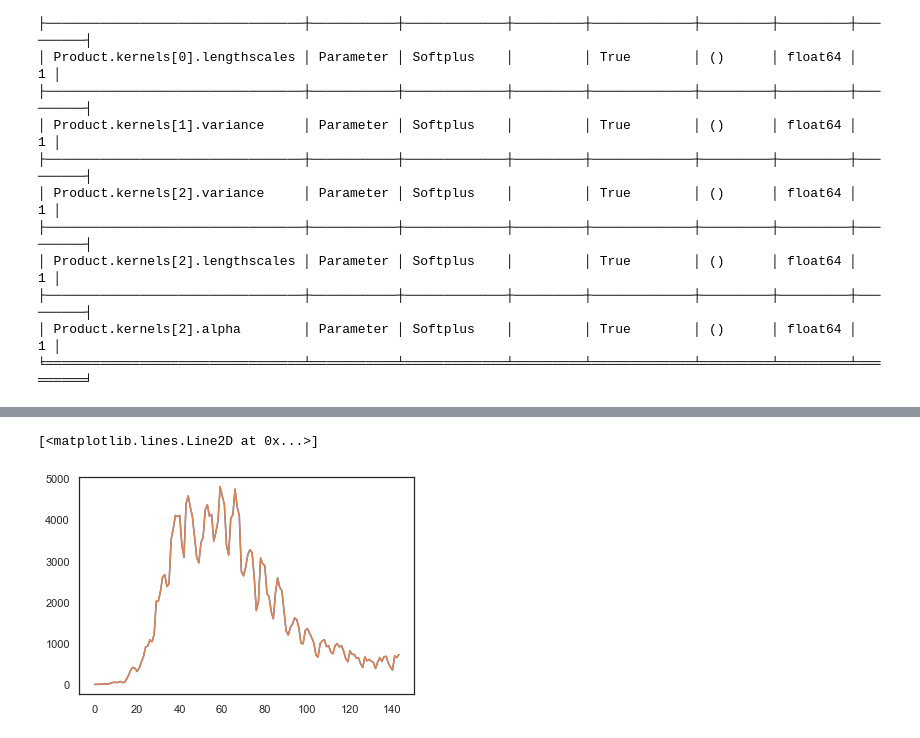
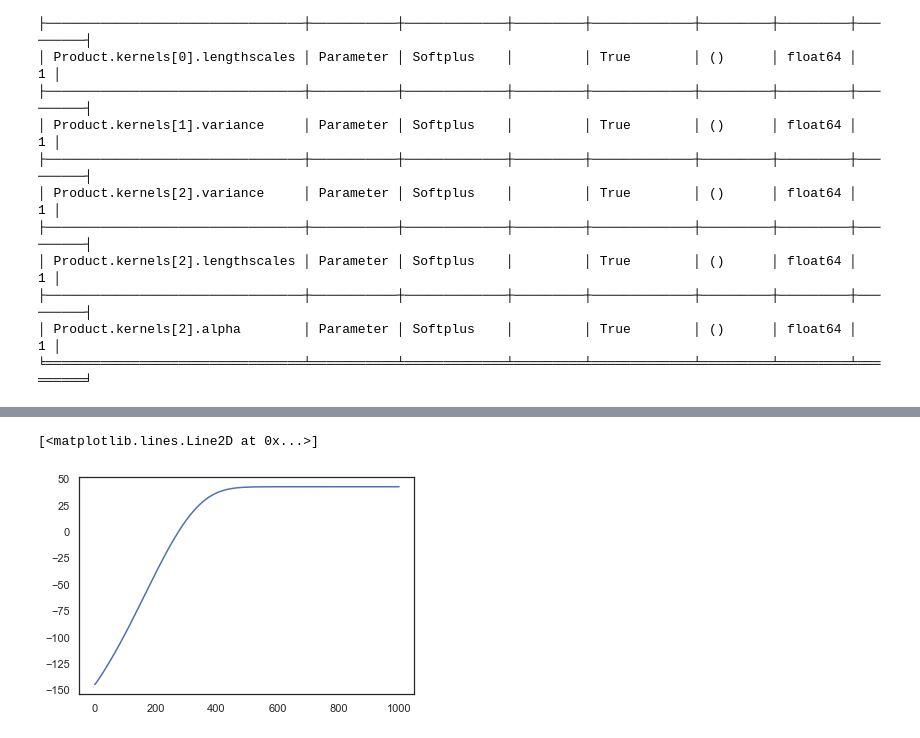
Before and after one commit to epidemic-research-team/compartmental-epidemic-model, a Jupyter notebook: GP for COVID.ipynb, the cells around one changed output, grey strips where cells are left out. Drawn from its saved outputs; the diff is of its cells as text; code cells hidden in the pictures.

```diff
--- a/GP for COVID.ipynb
+++ b/GP for COVID.ipynb
@@ -277,0 +241,2 @@ vh.shape
+# %%
+final_data_us["SI"] = final_data_us.S*final_data_us.I
@@ -278,12 +267,26 @@ vh.shape
 # %%
+y = final_data_us["Daily"].to_numpy()
+X = final_data_us[["Date_number"]].to_numpy()
+
+y = preprocessing.scale(y)
+X = preprocessing.scale(X)
+
+split = 144
+
+y_train = y[:split]
+y_test = y[split:]
+
+X_train = X[:split]
+X_test = X[split:]
+
 y_train = y_train.reshape((-1,1))
 y_test = y_test.reshape((-1,1))
 
-# Comment out if n.vars>1
-#X_train = X_train.reshape((-1,1))
-#X_test = X_test.reshape((-1,1))
+X_train = X_train.reshape((-1,1))
+X_test = X_test.reshape((-1,1))
 # %%
-k = gpflow.kernels.Matern52()
+MTRN = gpflow.kernels.Matern32()
+k = MTRN
 
 SE = gpflow.kernels.SquaredExponential()
 LIN = gpflow.kernels.Linear()
@@ -352,0 +322,16 @@ print_summary(m)
+# %%
+m = gpflow.models.VGP(
+    (X_train, y_train), likelihood=gpflow.likelihoods.Gaussian(), kernel=k)
+
+natgrad = NaturalGradient(gamma=1.0)
+adam = tf.optimizers.Adam(0.01)
+
+set_trainable(m.q_mu, False)
+set_trainable(m.q_sqrt, False)
+
+logf = []
+
+for _ in range(ci_niter(1000)):
+    adam.minimize(m.training_loss, m.trainable_variables)
+    natgrad.minimize(m.training_loss, [(m.q_mu, m.q_sqrt)])
+    logf.append(m.elbo())
@@ -353,8 +358,8 @@ print_summary(m)
+# %%
+# ELBO
+plt.plot(logf)
+# %% [output]
+[<matplotlib.lines.Line2D at 0x...>]
+[figure, added]
 # %%
 mean, var = m.predict_f(X_train)
-# %%
-plt.plot(y_train)
-plt.plot(mean)
-# %% [output]
-[<matplotlib.lines.Line2D at 0x...>]
-[figure, removed]
```
Also changed, not shown: parts of 120 cells of this notebook, 9 other files.
